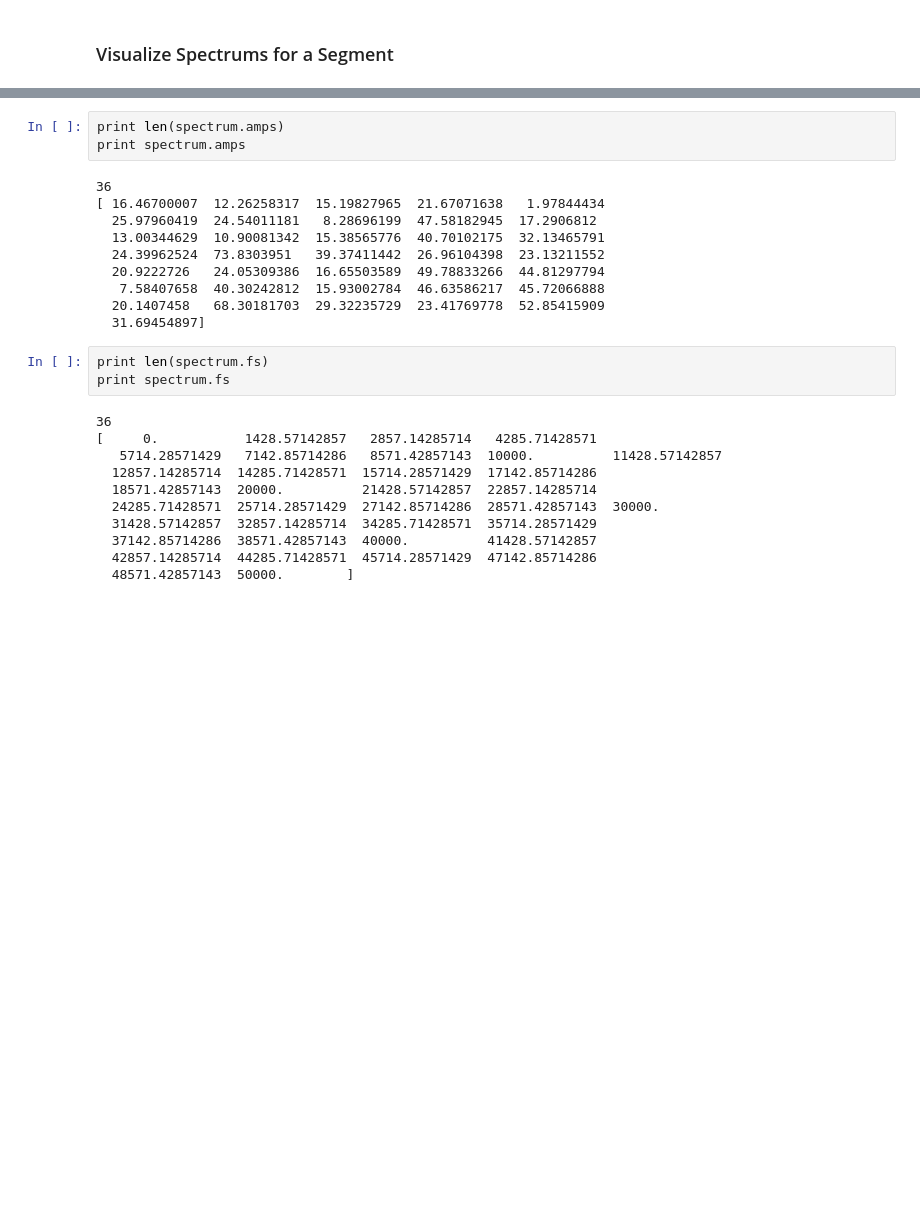
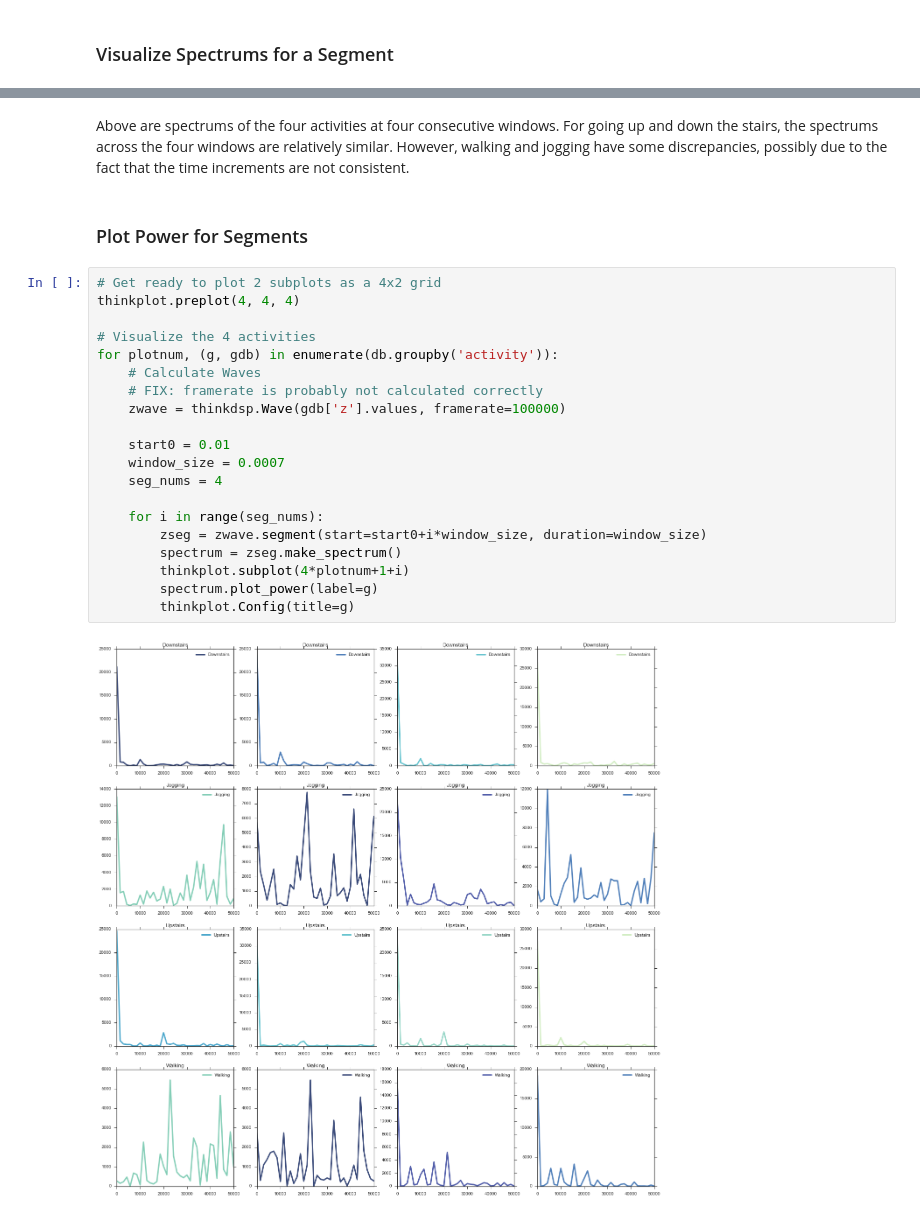
Before and after one commit to jenwei/accelerometer-interpreter, a Jupyter notebook: explore.ipynb, the cells around one changed output, grey strips where cells are left out. Cells and saved outputs as stored; diff of their text form; blank space fills up the shorter version.

Commit message:
ADD: 4x4 viz for power, TODO list

```diff
--- a/explore.ipynb
+++ b/explore.ipynb
@@ -115,27 +130,26 @@ for plotnum, (g, gdb) in enumerate(db.groupby('activity')):
-# %%
-print len(spectrum.amps)
-print spectrum.amps
-# %% [output]
-36
-[ 16.46700007  12.26258317  15.19827965  21.67071638   1.97844434
-  25.97960419  24.54011181   8.28696199  47.58182945  17.2906812
-  13.00344629  10.90081342  15.38565776  40.70102175  32.13465791
-  24.39962524  73.8303951   39.37411442  26.96104398  23.13211552
-  20.9222726   24.05309386  16.65503589  49.78833266  44.81297794
-   7.58407658  40.30242812  15.93002784  46.63586217  45.72066888
-  20.1407458   68.30181703  29.32235729  23.41769778  52.85415909
-  31.69454897]
-# %%
-print len(spectrum.fs)
-print spectrum.fs
-# %% [output]
-36
-[     0.           1428.57142857   2857.14285714   4285.71428571
-   5714.28571429   7142.85714286   8571.42857143  10000.          11428.57142857
-  12857.14285714  14285.71428571  15714.28571429  17142.85714286
-  18571.42857143  20000.          21428.57142857  22857.14285714
-  24285.71428571  25714.28571429  27142.85714286  28571.42857143  30000.
-  31428.57142857  32857.14285714  34285.71428571  35714.28571429
-  37142.85714286  38571.42857143  40000.          41428.57142857
-  42857.14285714  44285.71428571  45714.28571429  47142.85714286
-  48571.42857143  50000.        ]
+# %% [markdown]
+Above are spectrums of the four activities at four consecutive windows. For going up and down the stairs, the spectrums across the four windows are relatively similar. However, walking and jogging have some discrepancies, possibly due to the fact that the time increments are not consistent.
+# %% [markdown]
+### Plot Power for Segments
+# %%
+# Get ready to plot 2 subplots as a 4x2 grid
+thinkplot.preplot(4, 4, 4)
+
+# Visualize the 4 activities
+for plotnum, (g, gdb) in enumerate(db.groupby('activity')):
+    # Calculate Waves
+    # FIX: framerate is probably not calculated correctly
+    zwave = thinkdsp.Wave(gdb['z'].values, framerate=100000)
+
+    start0 = 0.01
+    window_size = 0.0007
+    seg_nums = 4
+
+    for i in range(seg_nums):
+        zseg = zwave.segment(start=start0+i*window_size, duration=window_size)
+        spectrum = zseg.make_spectrum()
+        thinkplot.subplot(4*plotnum+1+i)
+        spectrum.plot_power(label=g)
+        thinkplot.Config(title=g)
+# %% [output]
+[figure, added]
```
Also changed, not shown: parts of 8 cells of this notebook.
